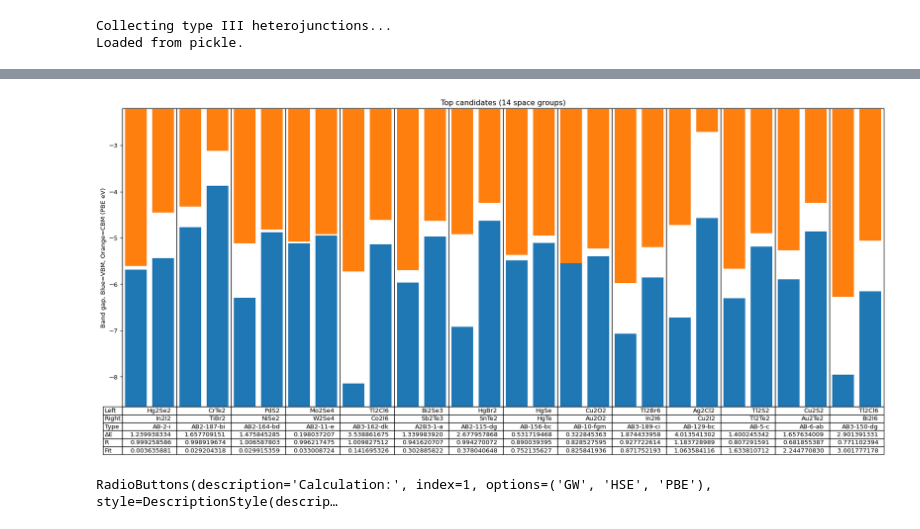
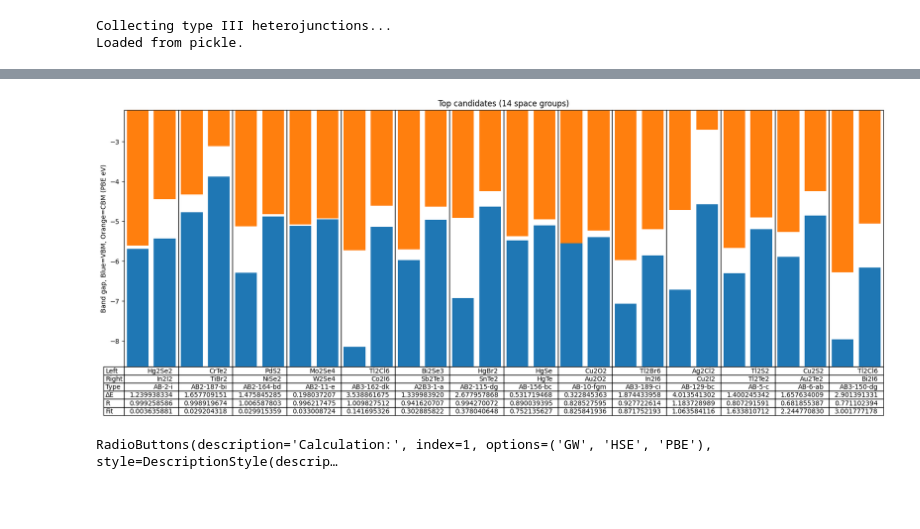
Before and after one commit to MayCXC/DIPC, a Jupyter notebook: topinsulators.ipynb, the cells around one changed output, grey strips where cells are left out. Cells and saved outputs as stored; diff of their text form; code cells hidden in the pictures; blank space fills up the shorter version.

```diff
--- a/topinsulators.ipynb
+++ b/topinsulators.ipynb
@@ -215,7 +215,6 @@ Tl2Cl6  Tl2Cl6-a7ad562f5ed6  Bi2I6    Bi2I6-01a2d5e89adc   PBE     (-8.0,-6.3)(-
 import numpy as np
 import matplotlib.pyplot as plt
 from operator import itemgetter
-import tkinter
 
 table_headers = itemgetter( # Which headers to display in the table
     Headers.Left,
@@ -251,39 +250,33 @@ def bands_with_table(pairs,calc,figs): # Plot each pair of candidates, with bars
     rightx = flatx[1::2]
     ax.bar(rightx, rightvbm-emin, bottom=emin)
     ax.bar(rightx, rightcbm-emax, bottom=emax)
     #ax.bar(rightx, rightvbm-rightcbm, bottom=rightcbm)
 
     ax.set_xlim(-.5,len(flatx)-.5)
     ax.set_ylim(emin,emax)
 
     plt.xticks([],[])
 
     table = plt.table(
         cellText=np.transpose([table_headers(tuple(pretty(pair,calc,figs))) for pair in pairs]),
         rowLabels=table_headers(tuple(header.name for header in Headers)),
         loc='bottom'
     )
     table.auto_set_font_size(False)
     table.set_fontsize('medium')
 
     plt.table(
         cellText=[['' for x in leftx]],
         bbox=[0,0,1,1]
     )
 
     plt.ylabel('Band gap, Blue=VBM, Orange=CBM (' + calc + ' eV)')
 
-root = tkinter.Tk()
-screen_dpi = root.winfo_fpixels('1i')
-screen_width,screen_height = root.winfo_screenwidth(),root.winfo_screenheight()
-screen_width_in,screen_height_in = screen_width/screen_dpi,screen_height/screen_dpi
-
-plt.figure(figsize=(screen_width_in-2,screen_height_in-3),dpi=screen_dpi)
+plt.figure(figsize=(17,7),dpi=100)
 bands_with_table(best,'PBE',9)
 plt.title("Top candidates (" + str(len(spgs)) + " space groups)")
 plt.tight_layout()
-
 plt.show()
 # %% [output]
-[figure, old version]
+[figure, new version]
 # %%
```
Also changed, not shown: parts of 1 cell of this notebook.
